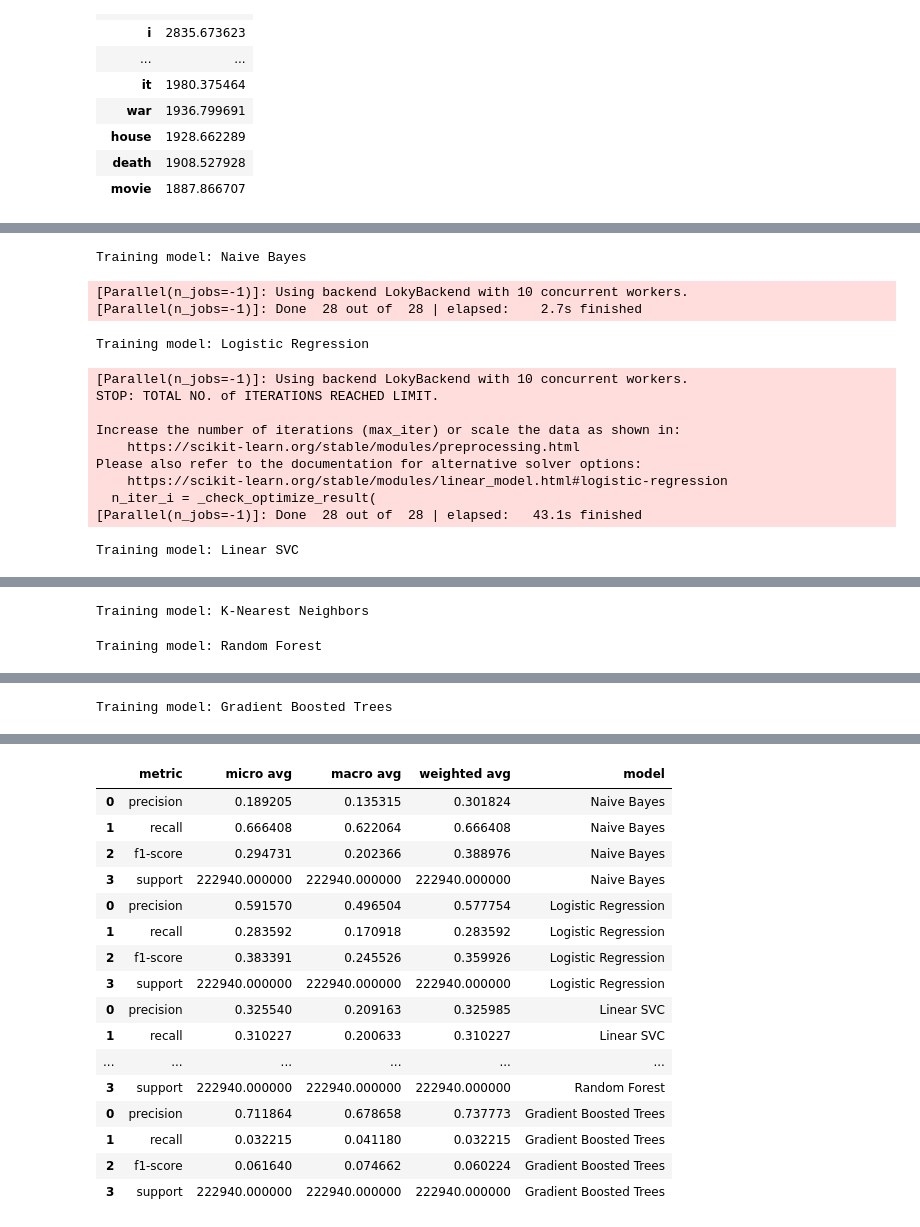
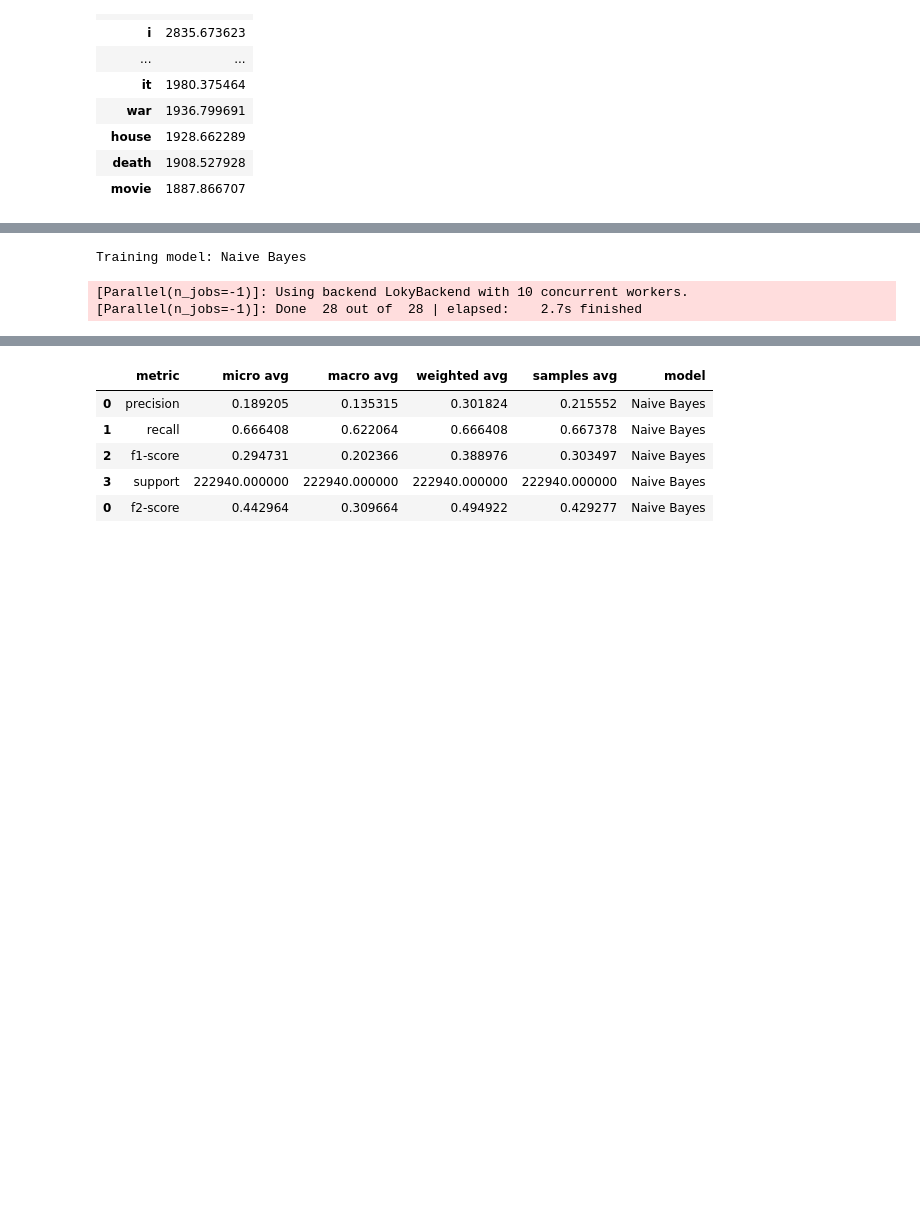
Before and after one commit to edwardpk94/movie_genres, a Jupyter notebook: model/eda.ipynb, the cells around one changed output, grey strips where cells are left out. Drawn from its saved outputs; the diff is of its cells as text; code cells hidden in the pictures; blank space fills up the shorter version.

```diff
--- a/model/eda.ipynb
+++ b/model/eda.ipynb
@@ -540,17 +524,3 @@ X_test = scaler.transform(X_test)
 
 y_train = train[genres]
 y_test = test[genres]
-# %%
-# OneVersusRest Naive Bayes classifier
-nb_clf = OneVsRestClassifier(MultinomialNB(), verbose=1)
-nb_clf.fit(X_train, y_train)
-y_nb_pred = nb_clf.predict(X_test)
-
-# nb_cv = GridSearchCV(
-#     clf,
-#     param_grid={},
-#     verbose=1,
-#     cv=5,
-#     n_jobs=-1
-# )
-# nb_cv.fit(X, y)
@@ -609,17 +557,3 @@ classifiers = [
                                     n_jobs=-1)
     },
 ]
-# %%
-# TODO Add cross validation to find best hyperparameters
-def eval_model(params):
-    clf = params['clf']
-    print(f"Training model: {params['name']}")
-    clf.fit(X_train, y_train)
-    y_pred = clf.predict(X_test)
-    cols = ['micro avg', 'macro avg', 'weighted avg']
-    results = pd.DataFrame(classification_report(y_test, y_pred, target_names=genres, output_dict=True))[cols].reset_index(names='metric')
-    results['model'] = params['name']
-
-    # save model to dictionary
-    params['model'] = clf
-    return results
@@ -627,26 +609,21 @@ def eval_model(params):
 results_df = []
 for classifier in classifiers:
     try:
-        results_df.append(eval_model(classifier))
+        eval_model(classifier)
+        clf_macro_results = classifier['macro_results']
+        results_df.append(clf_macro_results)
     except Exception as e:
         print(f"Error training model: {classifier['name']}")
         print(e)
         continue
 
-results_df = pd.concat(results_df)
+if len(results_df) > 1:
+    results_df = pd.concat(results_df)
+else:
+    results_df = results_df[0]
+
 results_df
 # %% [output]
 Training model: Naive Bayes
 [Parallel(n_jobs=-1)]: Using backend LokyBackend with 10 concurrent workers.
 [Parallel(n_jobs=-1)]: Done  28 out of  28 | elapsed:    2.7s finished
-Training model: Logistic Regression
-[Parallel(n_jobs=-1)]: Using backend LokyBackend with 10 concurrent workers.
-STOP: TOTAL NO. of ITERATIONS REACHED LIMIT.
-
-Increase the number of iterations (max_iter) or scale the data as shown in:
-    https://scikit-learn.org/stable/modules/preprocessing.html
-Please also refer to the documentation for alternative solver options:
-    https://scikit-learn.org/stable/modules/linear_model.html#logistic-regression
-  n_iter_i = _check_optimize_result(
-[Parallel(n_jobs=-1)]: Done  28 out of  28 | elapsed:   43.1s finished
-Training model: Linear SVC
@@ -655,2 +629,0 @@ Training model: Linear SVC
-Training model: K-Nearest Neighbors
-Training model: Random Forest
@@ -663 +629,0 @@ Training model: Random Forest
-Training model: Gradient Boosted Trees
@@ -666,19 +630,8 @@ Training model: Gradient Boosted Trees
-|  | metric | micro avg | macro avg | weighted avg | model |
-| 0 | precision | 0.189205 | 0.135315 | 0.301824 | Naive Bayes |
-| 1 | recall | 0.666408 | 0.622064 | 0.666408 | Naive Bayes |
-| 2 | f1-score | 0.294731 | 0.202366 | 0.388976 | Naive Bayes |
-| 3 | support | 222940.000000 | 222940.000000 | 222940.000000 | Naive Bayes |
-| 0 | precision | 0.591570 | 0.496504 | 0.577754 | Logistic Regression |
-| 1 | recall | 0.283592 | 0.170918 | 0.283592 | Logistic Regression |
-| 2 | f1-score | 0.383391 | 0.245526 | 0.359926 | Logistic Regression |
-| 3 | support | 222940.000000 | 222940.000000 | 222940.000000 | Logistic Regression |
-| 0 | precision | 0.325540 | 0.209163 | 0.325985 | Linear SVC |
-| 1 | recall | 0.310227 | 0.200633 | 0.310227 | Linear SVC |
-| ... | ... | ... | ... | ... | ... |
-| 3 | support | 222940.000000 | 222940.000000 | 222940.000000 | Random Forest |
-| 0 | precision | 0.711864 | 0.678658 | 0.737773 | Gradient Boosted Trees |
-| 1 | recall | 0.032215 | 0.041180 | 0.032215 | Gradient Boosted Trees |
-| 2 | f1-score | 0.061640 | 0.074662 | 0.060224 | Gradient Boosted Trees |
-| 3 | support | 222940.000000 | 222940.000000 | 222940.000000 | Gradient Boosted Trees |
+|  | metric | micro avg | macro avg | weighted avg | samples avg | model |
+| 0 | precision | 0.189205 | 0.135315 | 0.301824 | 0.215552 | Naive Bayes |
+| 1 | recall | 0.666408 | 0.622064 | 0.666408 | 0.667378 | Naive Bayes |
+| 2 | f1-score | 0.294731 | 0.202366 | 0.388976 | 0.303497 | Naive Bayes |
+| 3 | support | 222940.000000 | 222940.000000 | 222940.000000 | 222940.000000 | Naive Bayes |
+| 0 | f2-score | 0.442964 | 0.309664 | 0.494922 | 0.429277 | Naive Bayes |
 # %%
 # Random forest is pretty clearly the winner here
```
Also changed, not shown: parts of 23 cells of this notebook.
